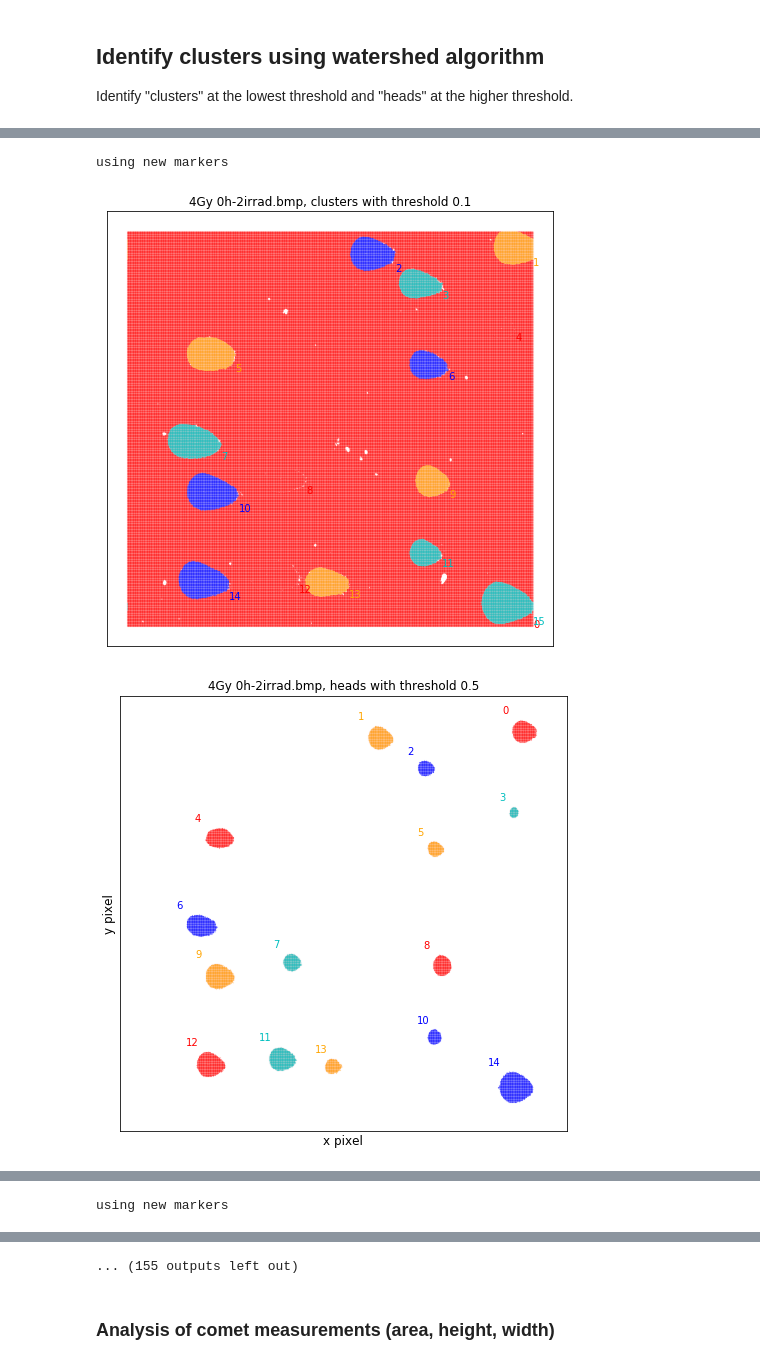
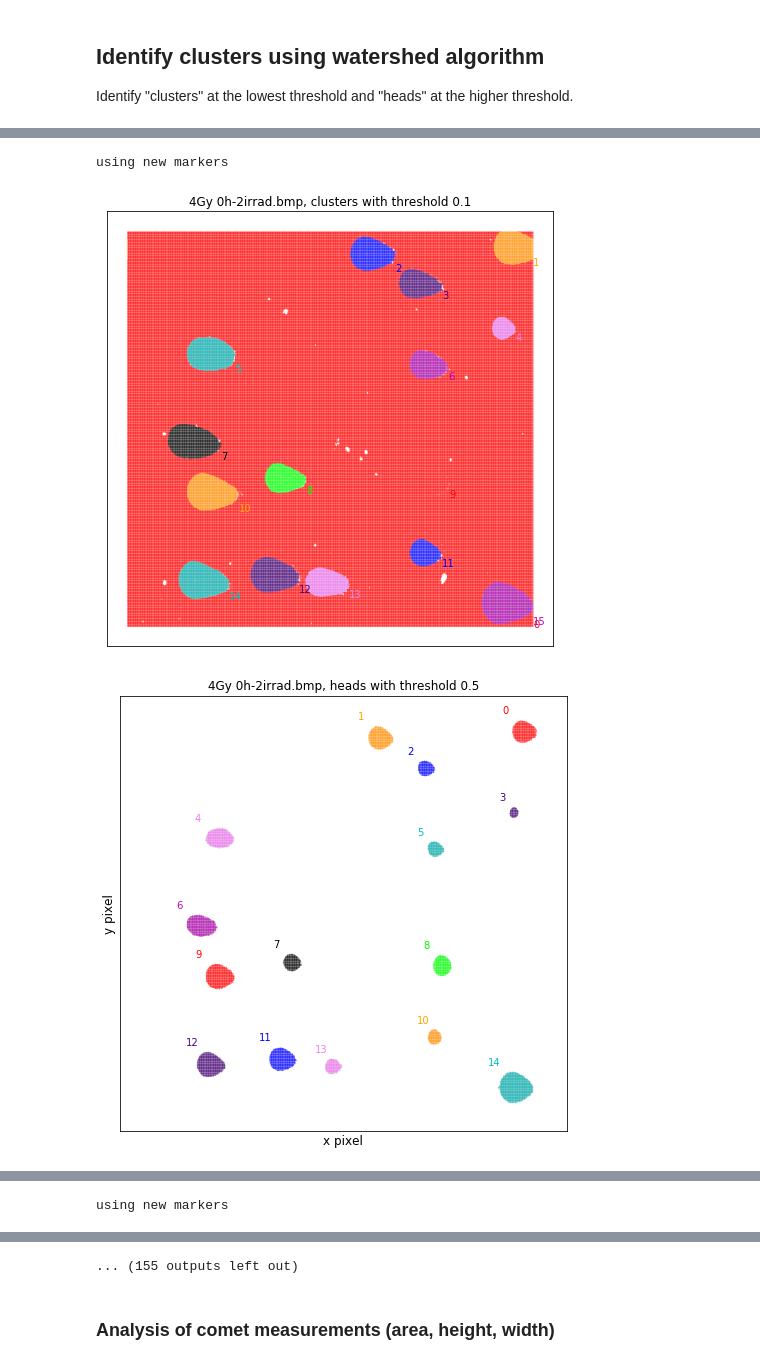
Before and after one commit to Selina9/notebooks, a Jupyter notebook: 220123WatershedJsonFILL-T4-TEST.ipynb, the cells around one changed output, grey strips where cells are left out. Drawn from its saved outputs; the diff is of its cells as text; code cells hidden in the pictures.

```diff
--- a/220123WatershedJsonFILL-T4-TEST.ipynb
+++ b/220123WatershedJsonFILL-T4-TEST.ipynb
@@ -532,8 +540,9 @@ for nF in range(nFiles):
         nHead += 1
     #
     # Colour table for plots
-    nColTab = 4
-    colorTab = ['r', 'orange', 'b', 'c']
+    nColTab = 9
+    #colorTab = ['r', 'orange', 'b', 'c']
+    colorTab = ['r', 'orange', 'b', 'indigo', 'violet', 'c', 'm', 'k', 'lime', ]
     #
     # Information on clusters
     nInCluster = np.zeros(nClus).astype(int)
@@ -724,25 +733,25 @@ Date and time 2022-02-03 11:54:41.568086
 
 number of files to be analysed:  48
 File 4Gy 0h-2irrad.bmp read.
 
 This is file number  0 of  48
 thresh is:  [0.1 0.5]
 Type of raw image file is uint8
 Type of greyscale image file is uint8
 Number of rows 1040 of columns 1392 of pixels 1447680 and depth 4
 Maximum pixel value  244
 Minimum pixel value  0
 imgGrey max and min pixels are:  244 0
 
 Cluster ID using Watershed algorithm
 Cluster threshold 0.1, head threshold 0.5.
 Min number of pixels in cluster 2000, max number 2000000.
 Min number of pixels in head 100, max number 20000.
 Image dimensions (rows x cols):  1040 1392
 [figure]
 using new markers
-[figure, old version]
+[figure, new version]
-[figure, old version]
+[figure, new version]
 File 4Gy 0h-4irrad.bmp read.
 
 This is file number  1 of  48
```
Also changed, not shown: parts of 4 cells of this notebook, 2 other files.
